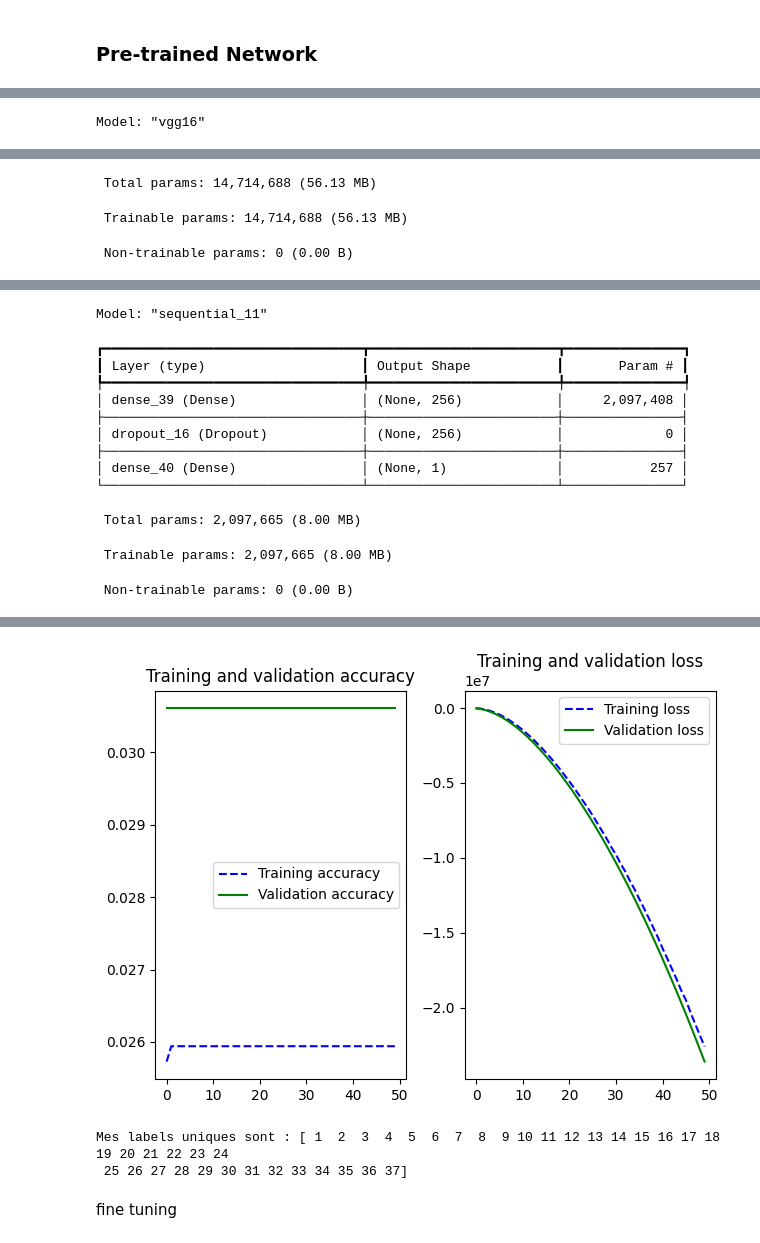
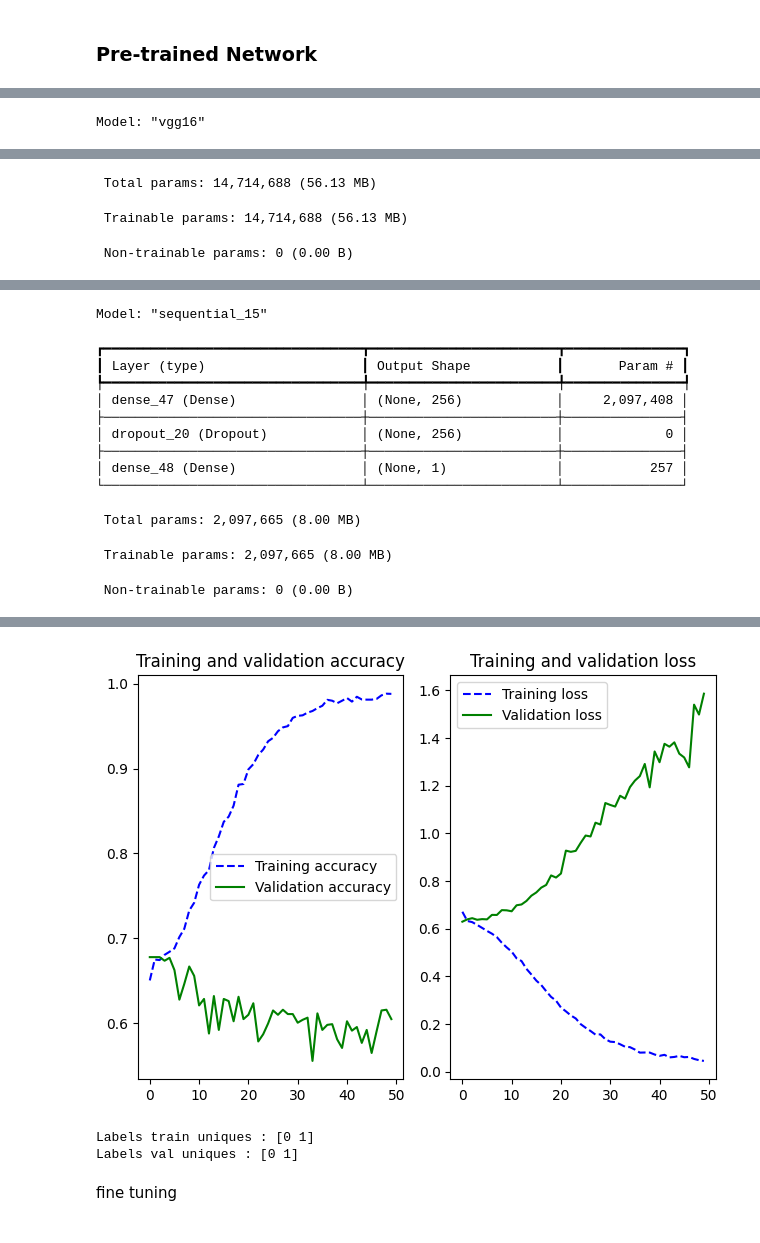
Before and after one commit to albanevergnes/HDDL, a Jupyter notebook: Rapport_Projet1.ipynb, the cells around one changed output, grey strips where cells are left out. Saved outputs shown, nothing was run; the diff lists cells and outputs as text; code cells hidden in the pictures.

```diff
--- a/Rapport_Projet1.ipynb
+++ b/Rapport_Projet1.ipynb
@@ -849,18 +764,22 @@ conv_base = VGG16(
 
 conv_base.summary()
 
-train_features = conv_base.predict(train_generator)
+train_features = conv_base.predict(train_gen_aug)
 train_features = np.reshape(train_features,(train_features.shape[0], -1))
 
 validation_features = conv_base.predict(val_generator)
 validation_features = np.reshape(validation_features,(validation_features.shape[0], -1))
-train_data = train_df.to_numpy()
-y_train = np.array([int(numeric_string) for numeric_string in train_data[:,1]])
 
-validation_data = val_df.to_numpy()
-y_validation = np.array([int(numeric_string) for numeric_string in validation_data[:,1]])
+#train_data = train_df.to_numpy()
+#y_train = np.array([int(numeric_string) for numeric_string in train_data[:,2]]) -1
+
+#validation_data = val_df.to_numpy()
+#y_validation = np.array([int(numeric_string) for numeric_string in validation_data[:,2]]) -1
+
+y_train = train_df['SPECIES'].values - 1
 
 
+y_validation = val_df['SPECIES'].values - 1
 
 # Construction de la tête de classification
 vgg_mlp = Sequential()
@@ -926,12 +845,12 @@ Model: "vgg16"
-Model: "sequential_11"
+Model: "sequential_15"
 ┏━━━━━━━━━━━━━━━━━━━━━━━━━━━━━━━━━┳━━━━━━━━━━━━━━━━━━━━━━━━┳━━━━━━━━━━━━━━━┓
 ┃ Layer (type)                    ┃ Output Shape           ┃       Param # ┃
 ┡━━━━━━━━━━━━━━━━━━━━━━━━━━━━━━━━━╇━━━━━━━━━━━━━━━━━━━━━━━━╇━━━━━━━━━━━━━━━┩
-│ dense_39 (Dense)                │ (None, 256)            │     2,097,408 │
+│ dense_47 (Dense)                │ (None, 256)            │     2,097,408 │
 ├─────────────────────────────────┼────────────────────────┼───────────────┤
-│ dropout_16 (Dropout)            │ (None, 256)            │             0 │
+│ dropout_20 (Dropout)            │ (None, 256)            │             0 │
 ├─────────────────────────────────┼────────────────────────┼───────────────┤
-│ dense_40 (Dense)                │ (None, 1)              │           257 │
+│ dense_48 (Dense)                │ (None, 1)              │           257 │
 └─────────────────────────────────┴────────────────────────┴───────────────┘
  Total params: 2,097,665 (8.00 MB)
  Trainable params: 2,097,665 (8.00 MB)
@@ -956,9 +875,11 @@ Time Prediction: 0.57 seconds
-[figure, old version]
+[figure, new version]
 # %%
-print("Mes labels uniques sont :", np.unique(y_train))
+print("Labels train uniques :", np.unique(y_train))
+print("Labels val uniques :", np.unique(y_validation))
+# Doit afficher [0 1]
 # %% [output]
-Mes labels uniques sont : [ 1  2  3  4  5  6  7  8  9 10 11 12 13 14 15 16 17 18 19 20 21 22 23 24
- 25 26 27 28 29 30 31 32 33 34 35 36 37]
+Labels train uniques : [0 1]
+Labels val uniques : [0 1]
 # %% [markdown]
 fine tuning
 # %% [markdown]
```
Also changed, not shown: parts of 30 cells of this notebook.
